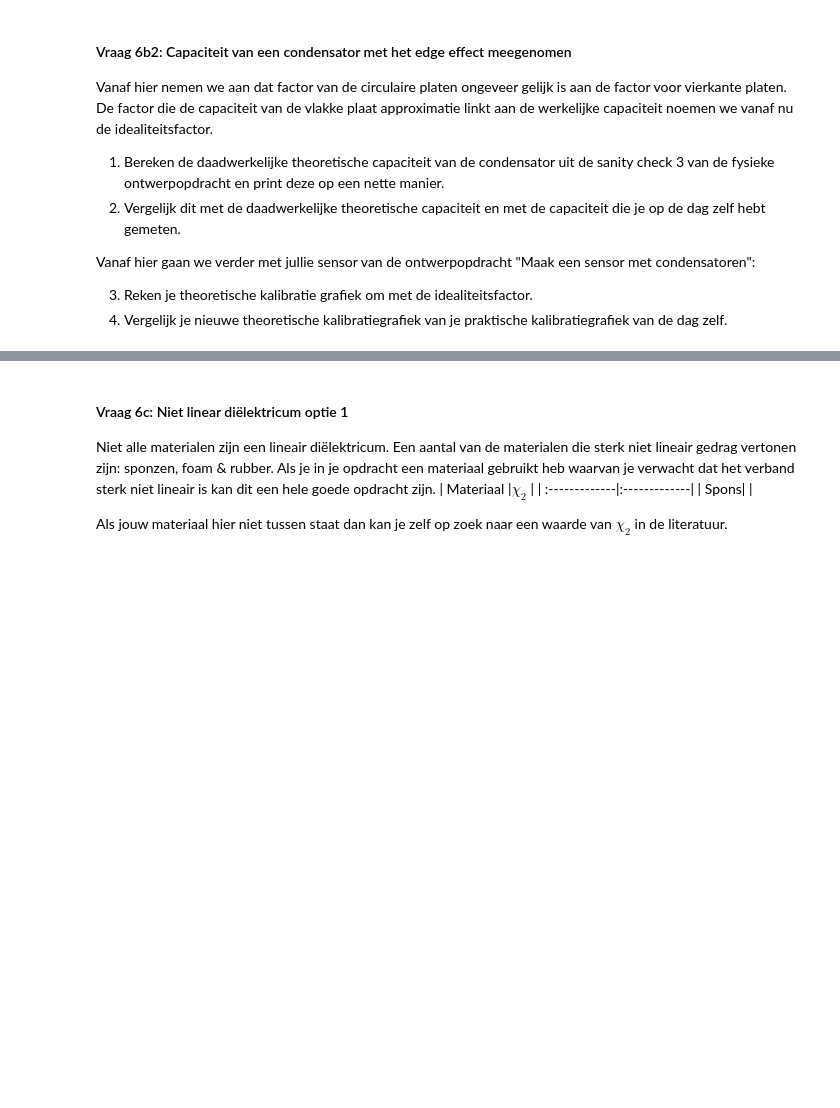
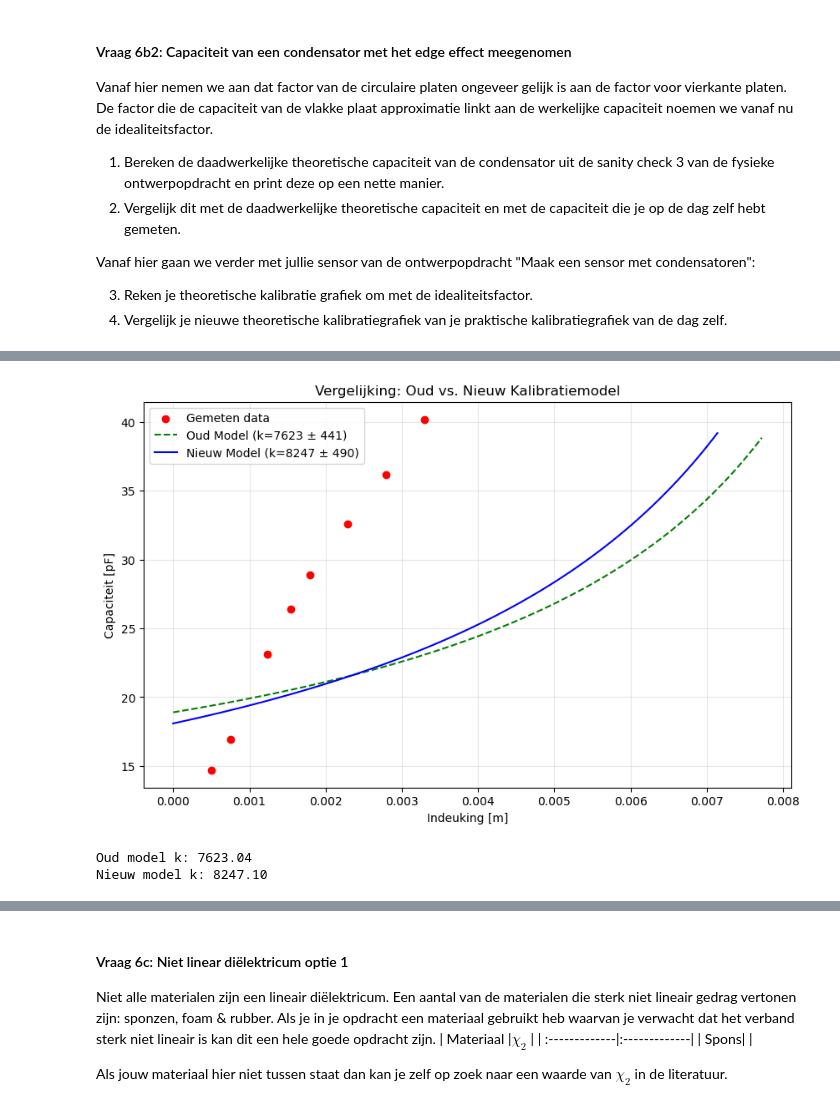
Before and after one commit to jobkruisdijk-boop/opdrachten-DEF-D, a Jupyter notebook: DigitaleOntwerpopdrachten/1CondensatorOpdracht/CondensatorOntwerpopdracht6.ipynb, the cells around one changed output, grey strips where cells are left out. Drawn from its saved outputs; the diff is of its cells as text; code cells hidden in the pictures; blank space fills up the shorter version.

```diff
--- a/DigitaleOntwerpopdrachten/1CondensatorOpdracht/CondensatorOntwerpopdracht6.ipynb
+++ b/DigitaleOntwerpopdrachten/1CondensatorOpdracht/CondensatorOntwerpopdracht6.ipynb
@@ -800,3 +812,79 @@ plt.show()
+# %%
+import numpy as np
+import matplotlib.pyplot as plt
+from scipy.optimize import curve_fit
+
+# --- 1. INSTELLINGEN ---
+G = 9.81
+Epsilon = 8.854e-12
+BREEDTE = 1.5
+LENGTE = 0.01
+AFSTAND_0 = 0.012
+FACTOR = C_sn_vierkant  # Je correctiefactor
+
+# --- 2. DE TWEE MODELLEN ---
+
+def model_oud(m, k, offset):
+    indeuking = (m * G) / k
+    d = np.maximum(AFSTAND_0 - indeuking, 0.0001)
+    C_theorie = (Epsilon * BREEDTE * LENGTE / d) * 1e12
+    return C_theorie + offset
+
+def model_nieuw(m, k, offset):
+    indeuking = (m * G) / k
+    d = np.maximum(AFSTAND_0 - indeuking, 0.0001)
+    C_theorie = (Epsilon * BREEDTE * LENGTE / d) * 1e12
+    # Hier voegen we de extra factor toe:
+    return (C_theorie * FACTOR) + offset
+
+
+# Fit voor het oud kalibratie model
+popt_oud, pcov_oud = curve_fit(model_oud, gebruikte_massa, capaciteit_gemetenpF, p0=[7000, 5])
+k_oud, off_oud = popt_oud
+fout_k_oud = np.sqrt(pcov_oud[0,0])
+
+# Fit voor het nieuw kalibratie model
+popt_nieuw, pcov_nieuw = curve_fit(model_nieuw, gebruikte_massa, capaciteit_gemetenpF, p0=[7000, 5])
+k_nieuw, off_nieuw = popt_nieuw
+fout_k_nieuw = np.sqrt(pcov_nieuw[0,0])
+
+
+#Voor plotten:
+
+massa_lijn = np.linspace(0, 6, 100)
+
+#capaciteit van de lijnen voor beide modellen
+C_lijn_oud = model_oud(massa_lijn, k_oud, off_oud)
+C_lijn_nieuw = model_nieuw(massa_lijn, k_nieuw, off_nieuw)
+
+#indeuking
+dx_oud = (massa_lijn * G) / k_oud
+dx_nieuw = (massa_lijn * G) / k_nieuw
+
+plt.figure(figsize=(10, 6))
+
+
+plt.scatter(delta_x_spons, capaciteit_gemetenpF, color='red', label='Gemeten data', zorder=5)
+
+
+plt.plot(dx_oud, C_lijn_oud, 'g--', label=f'Oud Model (k={k_oud:.0f} ± {fout_k_oud:.0f})')
+
+
+plt.plot(dx_nieuw, C_lijn_nieuw, 'b-', label=f'Nieuw Model (k={k_nieuw:.0f} ± {fout_k_nieuw:.0f})')
+
+plt.xlabel("Indeuking [m]")
+plt.ylabel("Capaciteit [pF]")
+plt.title("Vergelijking: Oud vs. Nieuw Kalibratiemodel")
+plt.legend()
+plt.grid(True, alpha=0.3)
+plt.show()
+
+print(f"Oud model k: {k_oud:.2f}")
+print(f"Nieuw model k: {k_nieuw:.2f}")
+# %% [output]
+[figure, added]
+Oud model k: 7623.04
+Nieuw model k: 8247.10
 # %% [markdown]
 <!-- ![image.png](attachment:image.png)
 ![image-2.png](attachment:image-2.png)
```
Also changed, not shown: parts of 10 cells of this notebook, 3 other files.
